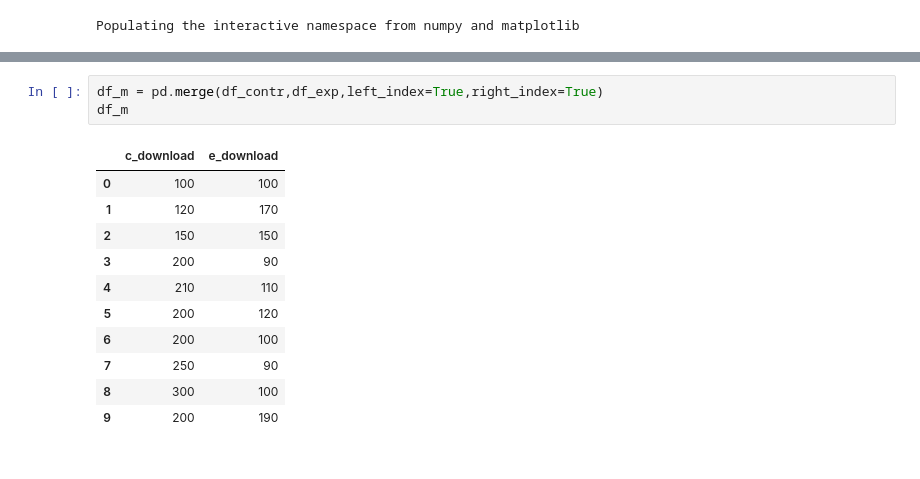
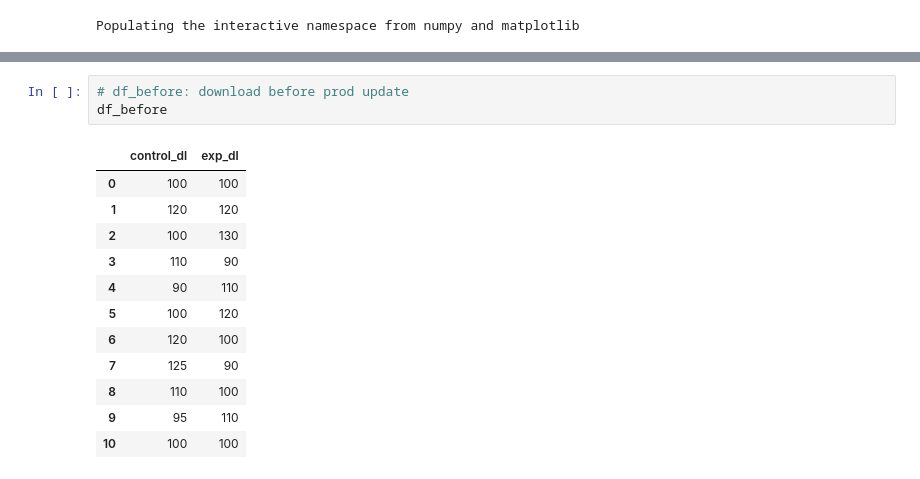
Before and after one commit to yennanliu/analysis, a Jupyter notebook: Statistics_/AB_Testing.ipynb, the cells around one changed output, grey strips where cells are left out. Drawn from its saved outputs; the diff is of its cells as text.

```diff
--- a/Statistics_/AB_Testing.ipynb
+++ b/Statistics_/AB_Testing.ipynb
@@ -58,15 +42,16 @@ df_exp
-# %%
-df_m = pd.merge(df_contr,df_exp,left_index=True,right_index=True)
-df_m
-# %% [output]
-|  | c_download | e_download |
-| 0 | 100 | 100 |
-| 1 | 120 | 170 |
-| 2 | 150 | 150 |
-| 3 | 200 | 90 |
-| 4 | 210 | 110 |
-| 5 | 200 | 120 |
-| 6 | 200 | 100 |
-| 7 | 250 | 90 |
-| 8 | 300 | 100 |
-| 9 | 200 | 190 |
+# %%
+# df_before: download before prod update
+df_before
+# %% [output]
+|  | control_dl | exp_dl |
+| 0 | 100 | 100 |
+| 1 | 120 | 120 |
+| 2 | 100 | 130 |
+| 3 | 110 | 90 |
+| 4 | 90 | 110 |
+| 5 | 100 | 120 |
+| 6 | 120 | 100 |
+| 7 | 125 | 90 |
+| 8 | 110 | 100 |
+| 9 | 95 | 110 |
+| 10 | 100 | 100 |
```
Also changed, not shown: parts of 8 cells of this notebook.
